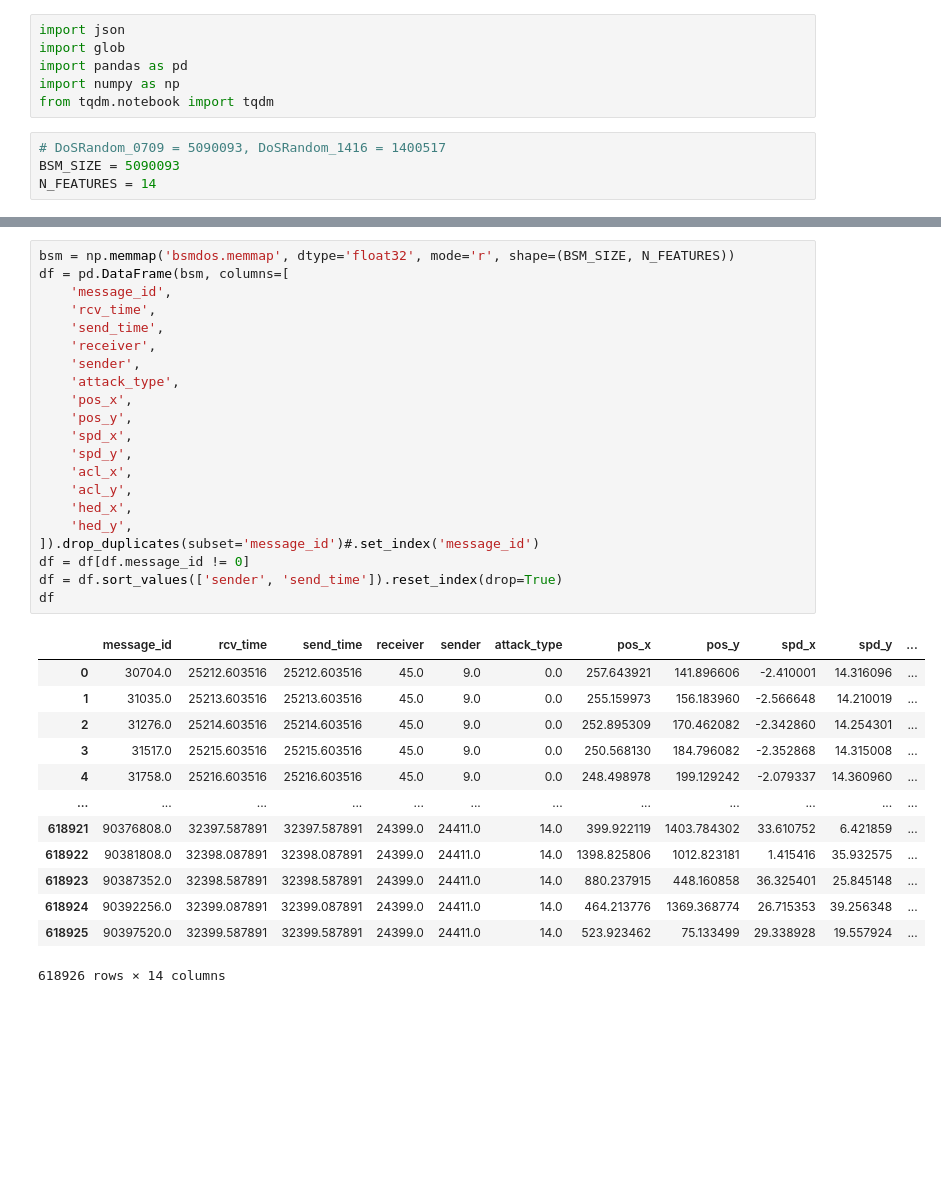
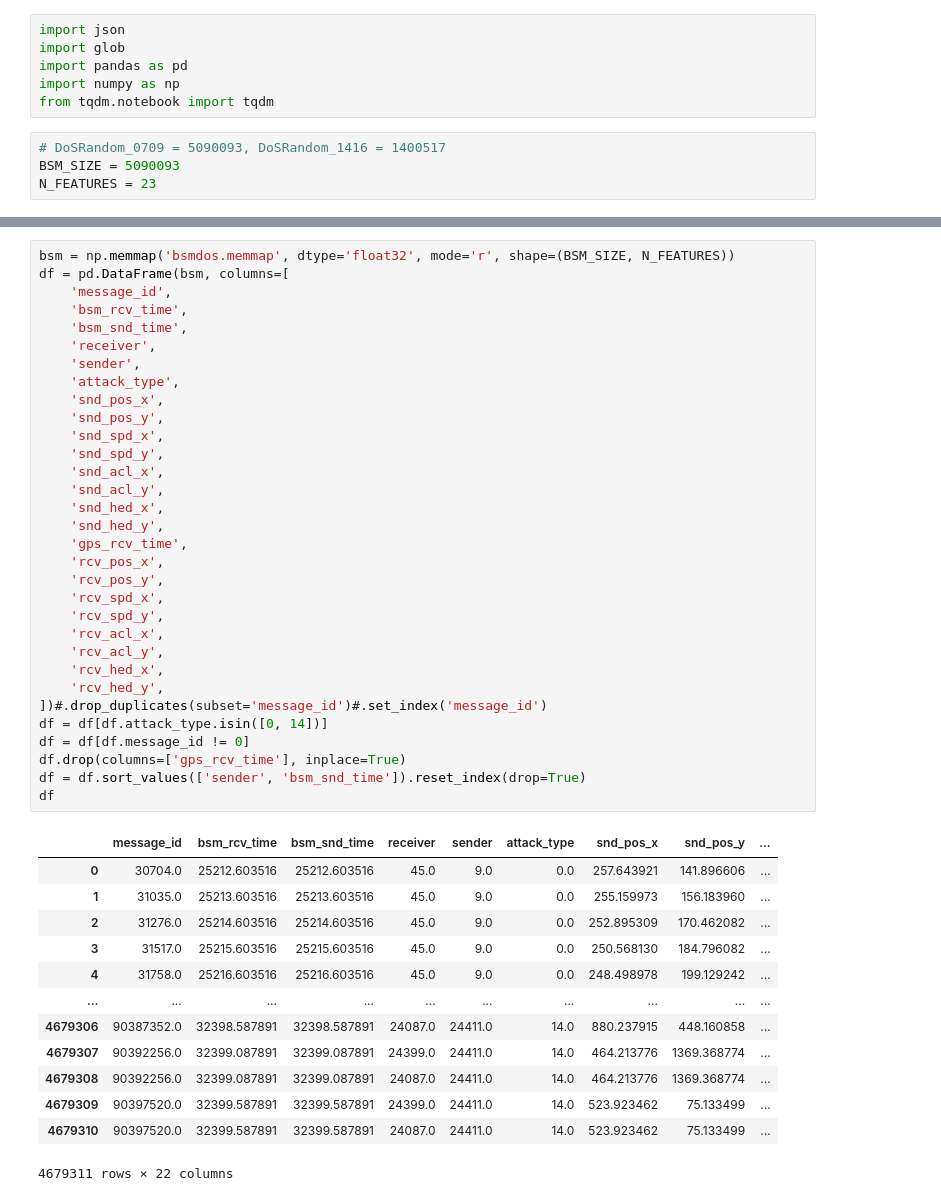
Before and after one commit to imperial-qore/TranAD, a Jupyter notebook: veremi/process-veremi-dos-rand.ipynb, the cells around one changed output, grey strips where cells are left out. Drawn from its saved outputs; the diff is of its cells as text; blank space fills up the shorter version.

```diff
--- a/veremi/process-veremi-dos-rand.ipynb
+++ b/veremi/process-veremi-dos-rand.ipynb
@@ -7,7 +7,7 @@ from tqdm.notebook import tqdm
 # %%
 # DoSRandom_0709 = 5090093, DoSRandom_1416 = 1400517
 BSM_SIZE = 5090093
-N_FEATURES = 14
+N_FEATURES = 23
 # %%
 root_dir = 'DoSRandom_0709/'
 
@@ -63,36 +78,47 @@ for filepath in (pbar := tqdm(filenames)):
 # %%
 bsm = np.memmap('bsmdos.memmap', dtype='float32', mode='r', shape=(BSM_SIZE, N_FEATURES))
 df = pd.DataFrame(bsm, columns=[
     'message_id',
-    'rcv_time',
-    'send_time',
+    'bsm_rcv_time',
+    'bsm_snd_time',
     'receiver',
     'sender',
     'attack_type',
-    'pos_x',
-    'pos_y',
-    'spd_x',
-    'spd_y',
-    'acl_x',
-    'acl_y',
-    'hed_x',
-    'hed_y',
-]).drop_duplicates(subset='message_id')#.set_index('message_id')
+    'snd_pos_x',
+    'snd_pos_y',
+    'snd_spd_x',
+    'snd_spd_y',
+    'snd_acl_x',
+    'snd_acl_y',
+    'snd_hed_x',
+    'snd_hed_y',
+    'gps_rcv_time',
+    'rcv_pos_x',
+    'rcv_pos_y',
+    'rcv_spd_x',
+    'rcv_spd_y',
+    'rcv_acl_x',
+    'rcv_acl_y',
+    'rcv_hed_x',
+    'rcv_hed_y',
+])#.drop_duplicates(subset='message_id')#.set_index('message_id')
+df = df[df.attack_type.isin([0, 14])]
 df = df[df.message_id != 0]
-df = df.sort_values(['sender', 'send_time']).reset_index(drop=True)
+df.drop(columns=['gps_rcv_time'], inplace=True)
+df = df.sort_values(['sender', 'bsm_snd_time']).reset_index(drop=True)
 df
 # %% [output]
-|  | message_id | rcv_time | send_time | receiver | sender | attack_type | pos_x | pos_y | spd_x | spd_y | ... |
-| 0 | 30704.0 | 25212.603516 | 25212.603516 | 45.0 | 9.0 | 0.0 | 257.643921 | 141.896606 | -2.410001 | 14.316096 | ... |
-| 1 | 31035.0 | 25213.603516 | 25213.603516 | 45.0 | 9.0 | 0.0 | 255.159973 | 156.183960 | -2.566648 | 14.210019 | ... |
-| 2 | 31276.0 | 25214.603516 | 25214.603516 | 45.0 | 9.0 | 0.0 | 252.895309 | 170.462082 | -2.342860 | 14.254301 | ... |
-| 3 | 31517.0 | 25215.603516 | 25215.603516 | 45.0 | 9.0 | 0.0 | 250.568130 | 184.796082 | -2.352868 | 14.315008 | ... |
-| 4 | 31758.0 | 25216.603516 | 25216.603516 | 45.0 | 9.0 | 0.0 | 248.498978 | 199.129242 | -2.079337 | 14.360960 | ... |
-| ... | ... | ... | ... | ... | ... | ... | ... | ... | ... | ... | ... |
-| 618921 | 90376808.0 | 32397.587891 | 32397.587891 | 24399.0 | 24411.0 | 14.0 | 399.922119 | 1403.784302 | 33.610752 | 6.421859 | ... |
-| 618922 | 90381808.0 | 32398.087891 | 32398.087891 | 24399.0 | 24411.0 | 14.0 | 1398.825806 | 1012.823181 | 1.415416 | 35.932575 | ... |
-| 618923 | 90387352.0 | 32398.587891 | 32398.587891 | 24399.0 | 24411.0 | 14.0 | 880.237915 | 448.160858 | 36.325401 | 25.845148 | ... |
-| 618924 | 90392256.0 | 32399.087891 | 32399.087891 | 24399.0 | 24411.0 | 14.0 | 464.213776 | 1369.368774 | 26.715353 | 39.256348 | ... |
-| 618925 | 90397520.0 | 32399.587891 | 32399.587891 | 24399.0 | 24411.0 | 14.0 | 523.923462 | 75.133499 | 29.338928 | 19.557924 | ... |
+|  | message_id | bsm_rcv_time | bsm_snd_time | receiver | sender | attack_type | snd_pos_x | snd_pos_y | ... |
+| 0 | 30704.0 | 25212.603516 | 25212.603516 | 45.0 | 9.0 | 0.0 | 257.643921 | 141.896606 | ... |
+| 1 | 31035.0 | 25213.603516 | 25213.603516 | 45.0 | 9.0 | 0.0 | 255.159973 | 156.183960 | ... |
+| 2 | 31276.0 | 25214.603516 | 25214.603516 | 45.0 | 9.0 | 0.0 | 252.895309 | 170.462082 | ... |
+| 3 | 31517.0 | 25215.603516 | 25215.603516 | 45.0 | 9.0 | 0.0 | 250.568130 | 184.796082 | ... |
+| 4 | 31758.0 | 25216.603516 | 25216.603516 | 45.0 | 9.0 | 0.0 | 248.498978 | 199.129242 | ... |
+| ... | ... | ... | ... | ... | ... | ... | ... | ... | ... |
+| 4679306 | 90387352.0 | 32398.587891 | 32398.587891 | 24087.0 | 24411.0 | 14.0 | 880.237915 | 448.160858 | ... |
+| 4679307 | 90392256.0 | 32399.087891 | 32399.087891 | 24399.0 | 24411.0 | 14.0 | 464.213776 | 1369.368774 | ... |
+| 4679308 | 90392256.0 | 32399.087891 | 32399.087891 | 24087.0 | 24411.0 | 14.0 | 464.213776 | 1369.368774 | ... |
+| 4679309 | 90397520.0 | 32399.587891 | 32399.587891 | 24399.0 | 24411.0 | 14.0 | 523.923462 | 75.133499 | ... |
+| 4679310 | 90397520.0 | 32399.587891 | 32399.587891 | 24087.0 | 24411.0 | 14.0 | 523.923462 | 75.133499 | ... |
-618926 rows × 14 columns
+4679311 rows × 22 columns
 # %%
```
Also changed, not shown: parts of 5 cells of this notebook, 1 other file.
